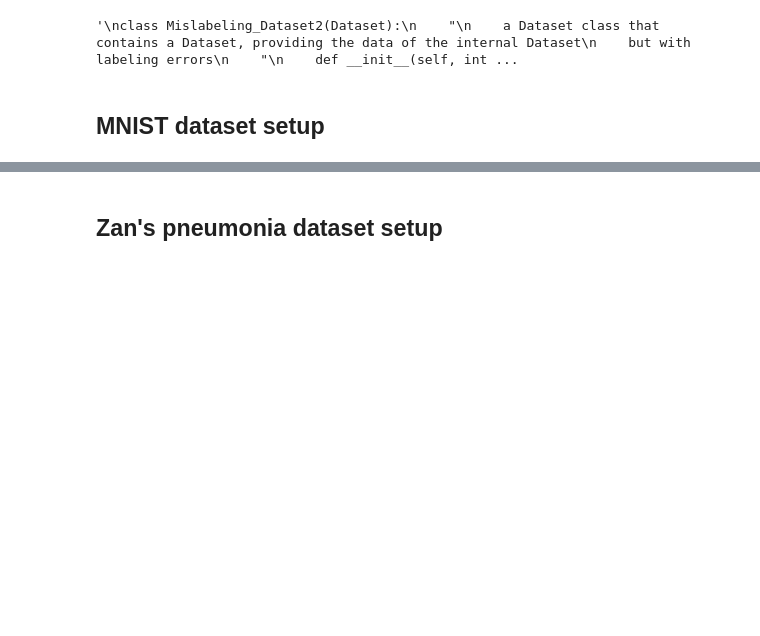
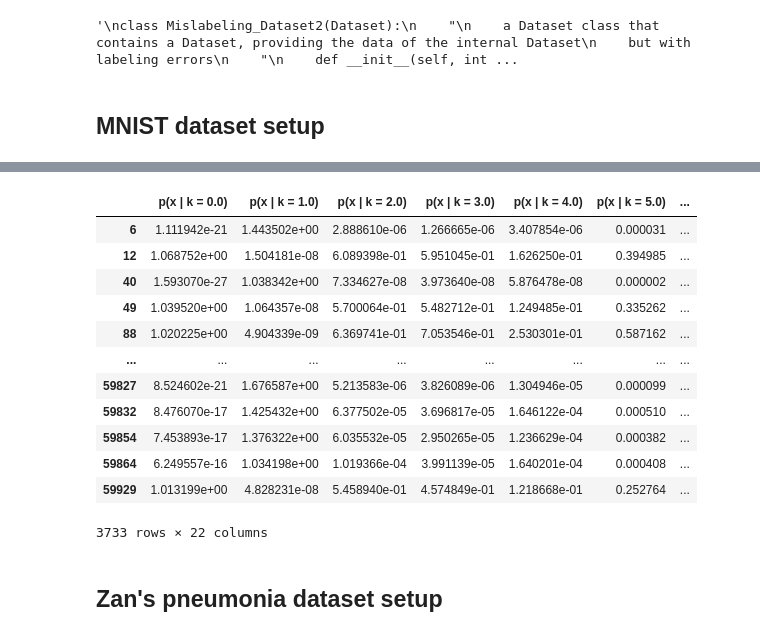
Before and after one commit to ZanChaudhry/ALED, a Jupyter notebook: Adaptive Labeling Error Detection_v3.ipynb, the cells around one changed output, grey strips where cells are left out. Drawn from its saved outputs; the diff is of its cells as text; code cells hidden in the pictures; blank space fills up the shorter version.

```diff
--- a/Adaptive Labeling Error Detection_v3.ipynb
+++ b/Adaptive Labeling Error Detection_v3.ipynb
@@ -658,3 +820,22 @@ RuntimeError: ignored
+# %%
+aled = ALED()
+prob_df = aled.fit_predict(model=model, dataset=mnist_trainset, device=device, batch_size=1000)
+# aled.prediction_stats.to_excel("drive/MyDrive/'Colab Notebooks'/MNIST/aled_prediction_stats.xlsx")
+aled.prediction_stats[(aled.prediction_stats.iloc[:,:10] > 1).values.any(axis=1)]
+# %% [output]
+|  | p(x | k = 0.0) | p(x | k = 1.0) | p(x | k = 2.0) | p(x | k = 3.0) | p(x | k = 4.0) | p(x | k = 5.0) | ... |
+| 6 | 1.111942e-21 | 1.443502e+00 | 2.888610e-06 | 1.266665e-06 | 3.407854e-06 | 0.000031 | ... |
+| 12 | 1.068752e+00 | 1.504181e-08 | 6.089398e-01 | 5.951045e-01 | 1.626250e-01 | 0.394985 | ... |
+| 40 | 1.593070e-27 | 1.038342e+00 | 7.334627e-08 | 3.973640e-08 | 5.876478e-08 | 0.000002 | ... |
+| 49 | 1.039520e+00 | 1.064357e-08 | 5.700064e-01 | 5.482712e-01 | 1.249485e-01 | 0.335262 | ... |
+| 88 | 1.020225e+00 | 4.904339e-09 | 6.369741e-01 | 7.053546e-01 | 2.530301e-01 | 0.587162 | ... |
+| ... | ... | ... | ... | ... | ... | ... | ... |
+| 59827 | 8.524602e-21 | 1.676587e+00 | 5.213583e-06 | 3.826089e-06 | 1.304946e-05 | 0.000099 | ... |
+| 59832 | 8.476070e-17 | 1.425432e+00 | 6.377502e-05 | 3.696817e-05 | 1.646122e-04 | 0.000510 | ... |
+| 59854 | 7.453893e-17 | 1.376322e+00 | 6.035532e-05 | 2.950265e-05 | 1.236629e-04 | 0.000382 | ... |
+| 59864 | 6.249557e-16 | 1.034198e+00 | 1.019366e-04 | 3.991139e-05 | 1.640201e-04 | 0.000408 | ... |
+| 59929 | 1.013199e+00 | 4.828231e-08 | 5.458940e-01 | 4.574849e-01 | 1.218668e-01 | 0.252764 | ... |
+3733 rows × 22 columns
 # %% [markdown]
 ## Zan's pneumonia dataset setup
 # %% [markdown]
```
Also changed, not shown: parts of 10 cells of this notebook.
